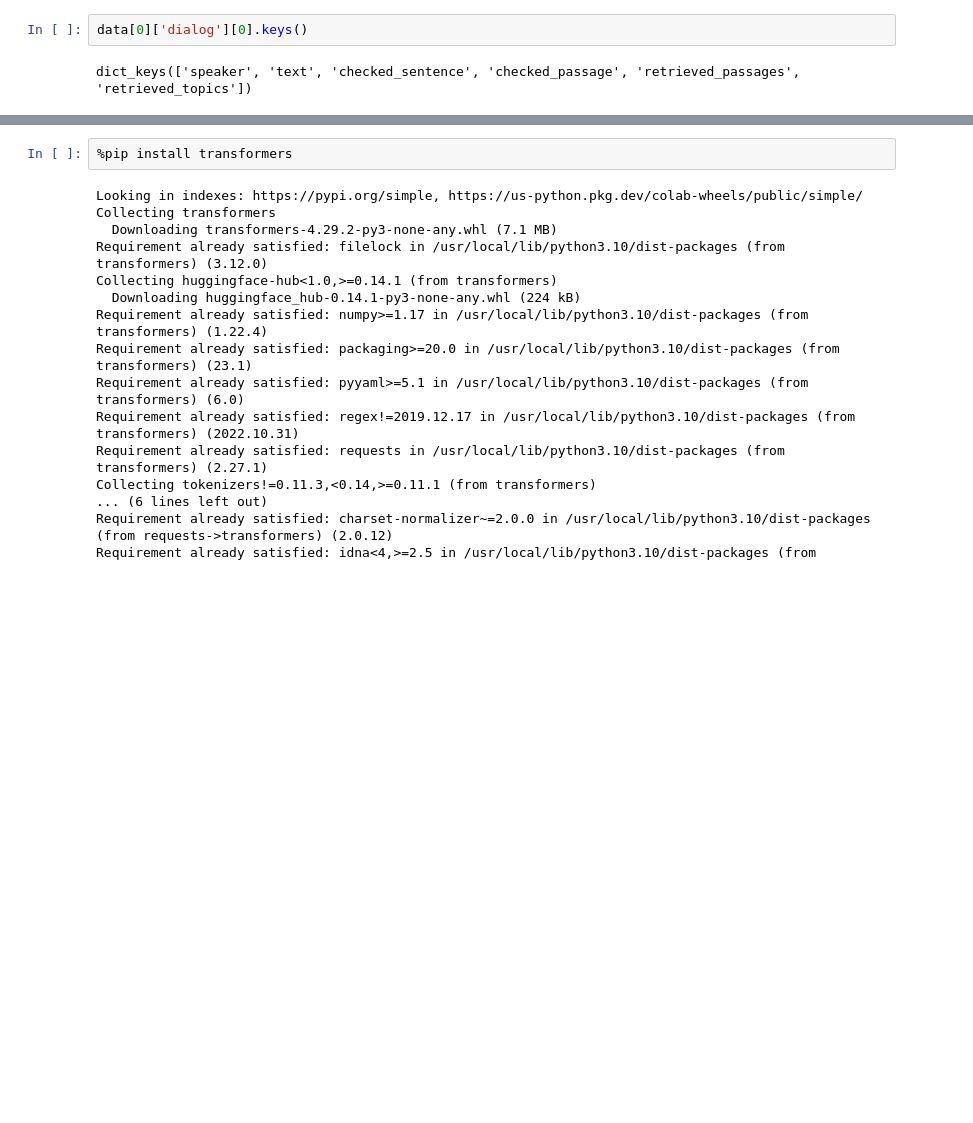
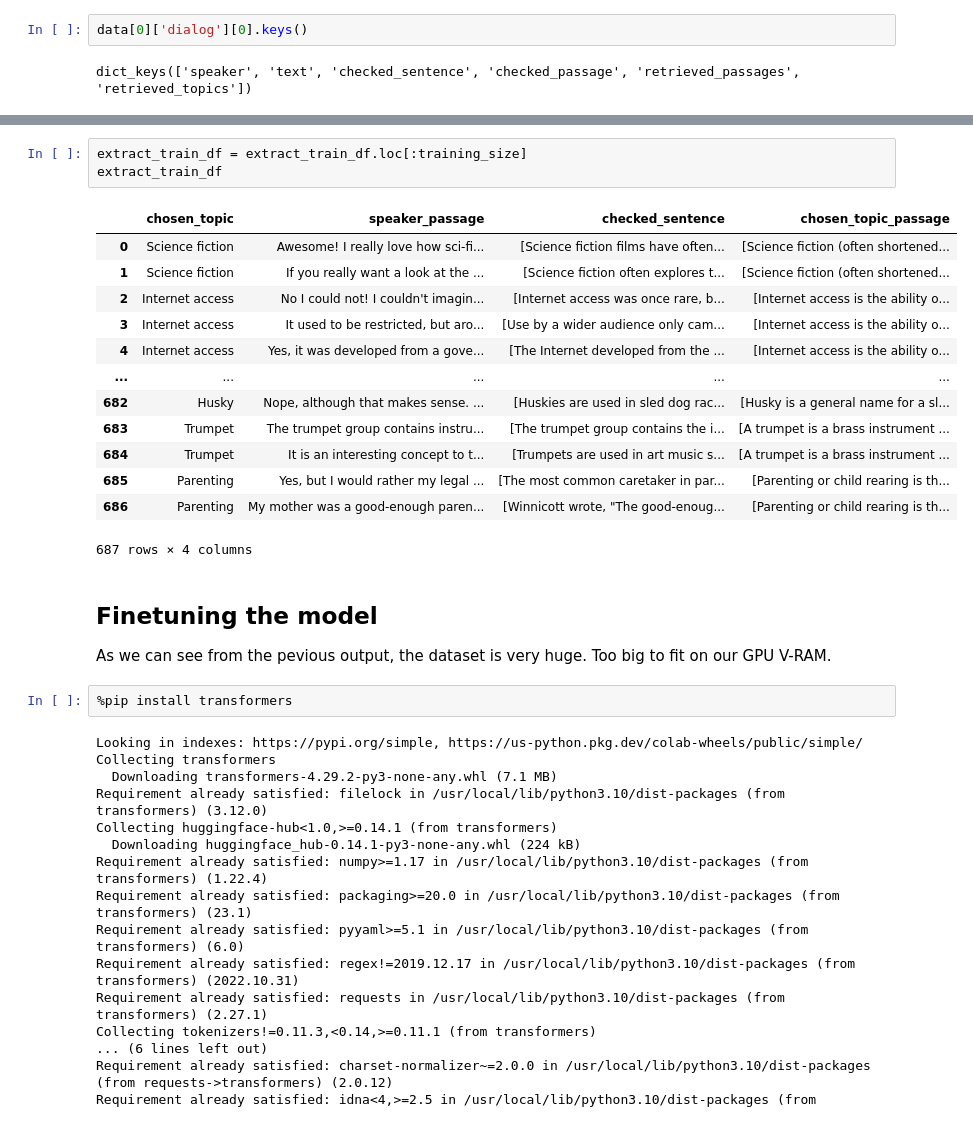
Before and after one commit to adamzki99/nlp-zlatan, a Jupyter notebook: nlp_zlatan.ipynb, the cells around one changed output, grey strips where cells are left out. Drawn from its saved outputs; the diff is of its cells as text; blank space fills up the shorter version.

```diff
--- a/nlp_zlatan.ipynb
+++ b/nlp_zlatan.ipynb
@@ -74,3 +147,24 @@ extact_df
+# %%
+extract_train_df = extract_train_df.loc[:training_size]
+extract_train_df
+# %% [output]
+|  | chosen_topic | speaker_passage | checked_sentence | chosen_topic_passage |
+| 0 | Science fiction | Awesome! I really love how sci-fi... | [Science fiction films have often... | [Science fiction (often shortened... |
+| 1 | Science fiction | If you really want a look at the ... | [Science fiction often explores t... | [Science fiction (often shortened... |
+| 2 | Internet access | No I could not! I couldn't imagin... | [Internet access was once rare, b... | [Internet access is the ability o... |
+| 3 | Internet access | It used to be restricted, but aro... | [Use by a wider audience only cam... | [Internet access is the ability o... |
+| 4 | Internet access | Yes, it was developed from a gove... | [The Internet developed from the ... | [Internet access is the ability o... |
+| ... | ... | ... | ... | ... |
+| 682 | Husky | Nope, although that makes sense. ... | [Huskies are used in sled dog rac... | [Husky is a general name for a sl... |
+| 683 | Trumpet | The trumpet group contains instru... | [The trumpet group contains the i... | [A trumpet is a brass instrument ... |
+| 684 | Trumpet | It is an interesting concept to t... | [Trumpets are used in art music s... | [A trumpet is a brass instrument ... |
+| 685 | Parenting | Yes, but I would rather my legal ... | [The most common caretaker in par... | [Parenting or child rearing is th... |
+| 686 | Parenting | My mother was a good-enough paren... | [Winnicott wrote, "The good-enoug... | [Parenting or child rearing is th... |
+687 rows × 4 columns
+# %% [markdown]
+## Finetuning the model
+
+As we can see from the pevious output, the dataset is very huge. Too big to fit on our GPU V-RAM.
 # %%
 %pip install transformers
 # %% [output]
```
Also changed, not shown: parts of 46 cells of this notebook.
